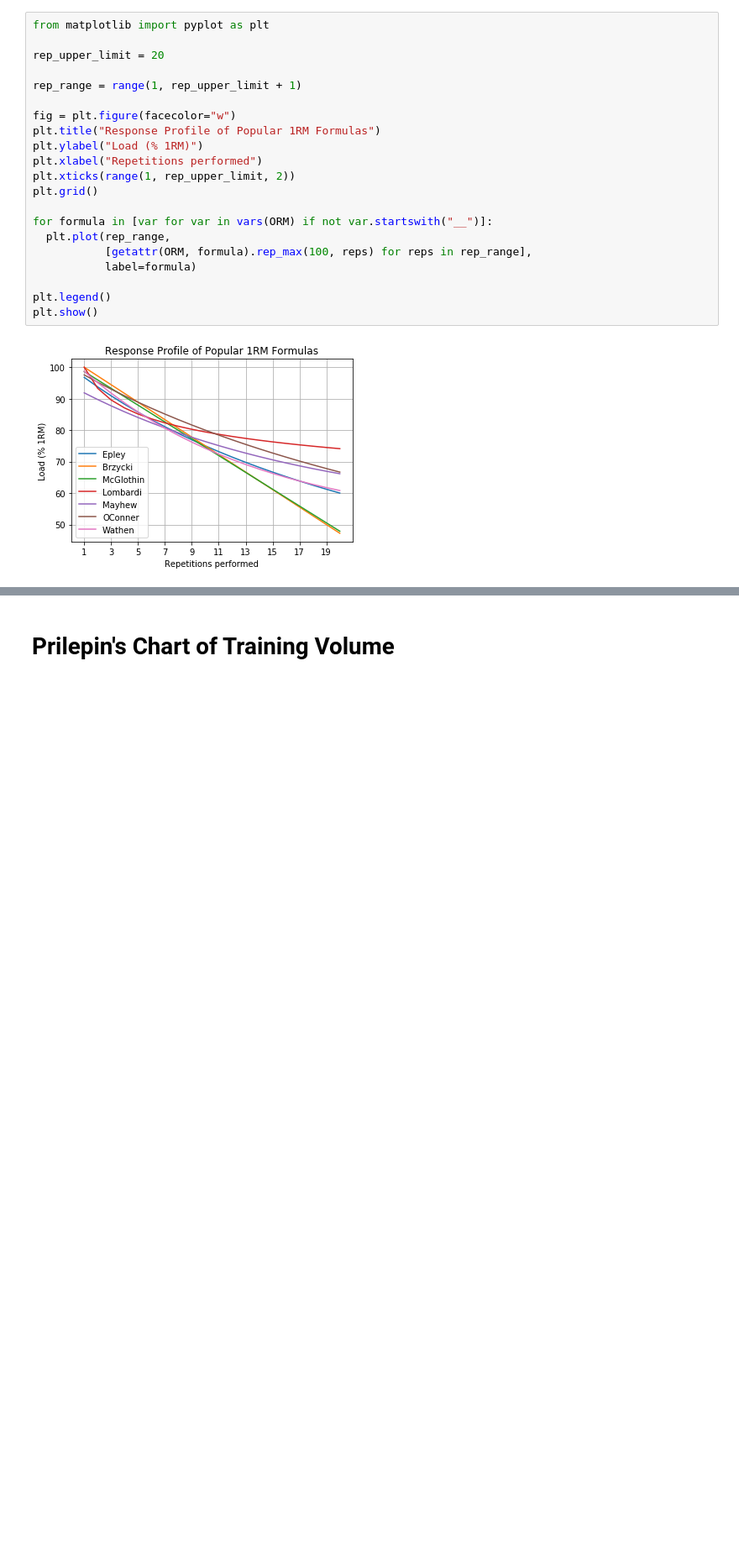
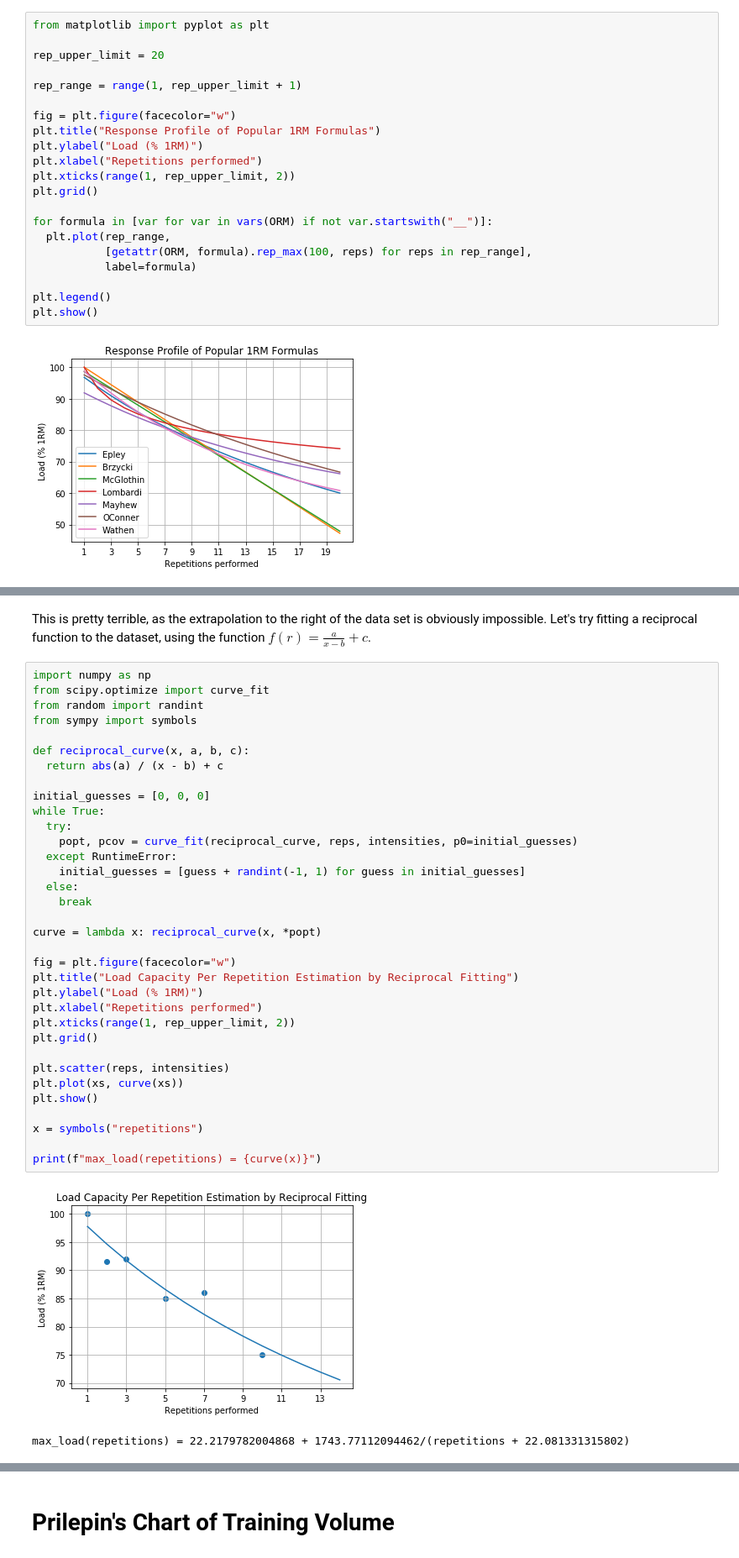
Before and after one commit to hinsley/colabs, a Jupyter notebook: Training_Parameterization.ipynb, the cells around one changed output, grey strips where cells are left out. Shown at 84% size. Drawn from its saved outputs; the diff is of its cells as text; blank space fills up the shorter version.

```diff
--- a/Training_Parameterization.ipynb
+++ b/Training_Parameterization.ipynb
@@ -243,0 +275,39 @@ Obviously the response profile is going to vary with each trainee and each movem
+# %% [markdown]
+This is pretty terrible, as the extrapolation to the right of the data set is obviously impossible. Let's try fitting a reciprocal function to the dataset, using the function $f(r) = \frac{a}{x - b} + c$.
+# %%
+import numpy as np
+from scipy.optimize import curve_fit
+from random import randint
+from sympy import symbols
+
+def reciprocal_curve(x, a, b, c):
+  return abs(a) / (x - b) + c
+
+initial_guesses = [0, 0, 0]
+while True:
+  try:
+    popt, pcov = curve_fit(reciprocal_curve, reps, intensities, p0=initial_guesses)
+  except RuntimeError:
+    initial_guesses = [guess + randint(-1, 1) for guess in initial_guesses]
+  else:
+    break
+
+curve = lambda x: reciprocal_curve(x, *popt)
+
+fig = plt.figure(facecolor="w")
+plt.title("Load Capacity Per Repetition Estimation by Reciprocal Fitting")
+plt.ylabel("Load (% 1RM)")
+plt.xlabel("Repetitions performed")
+plt.xticks(range(1, rep_upper_limit, 2))
+plt.grid()
+
+plt.scatter(reps, intensities)
+plt.plot(xs, curve(xs))
+plt.show()
+
+x = symbols("repetitions")
+
+print(f"max_load(repetitions) = {curve(x)}")
+# %% [output]
+[figure, added]
+max_load(repetitions) = 22.2179782004868 + 1743.77112094462/(repetitions + 22.081331315802)
```
Also changed, not shown: parts of 5 cells of this notebook.
